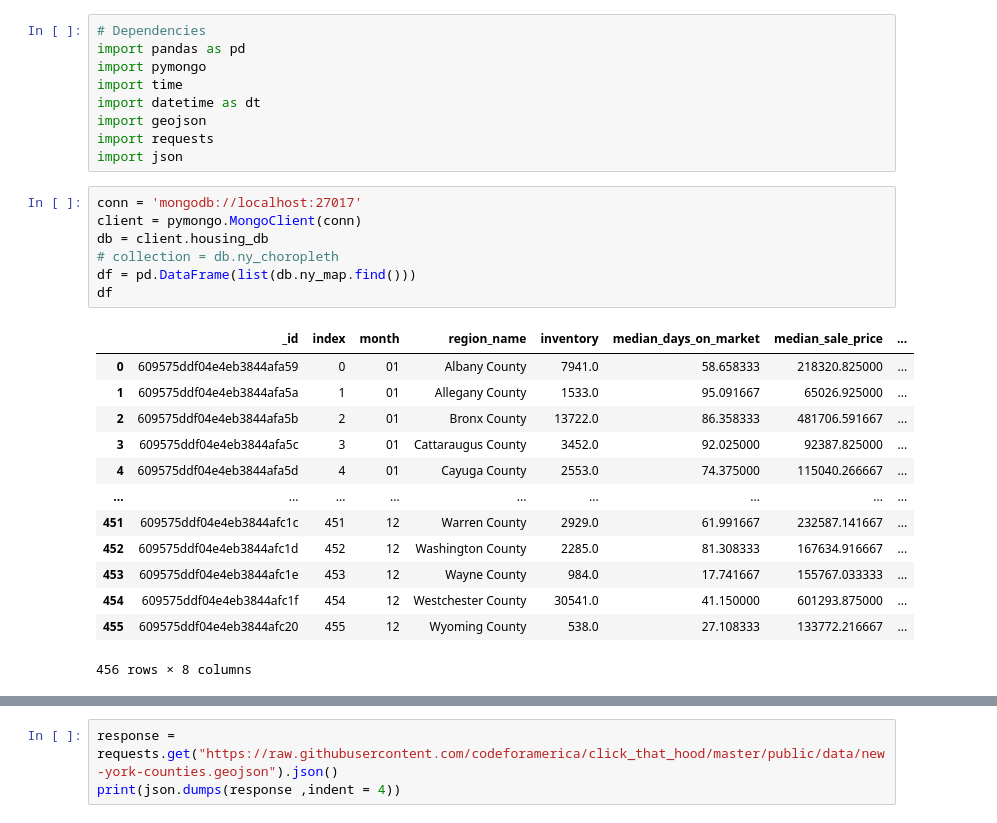
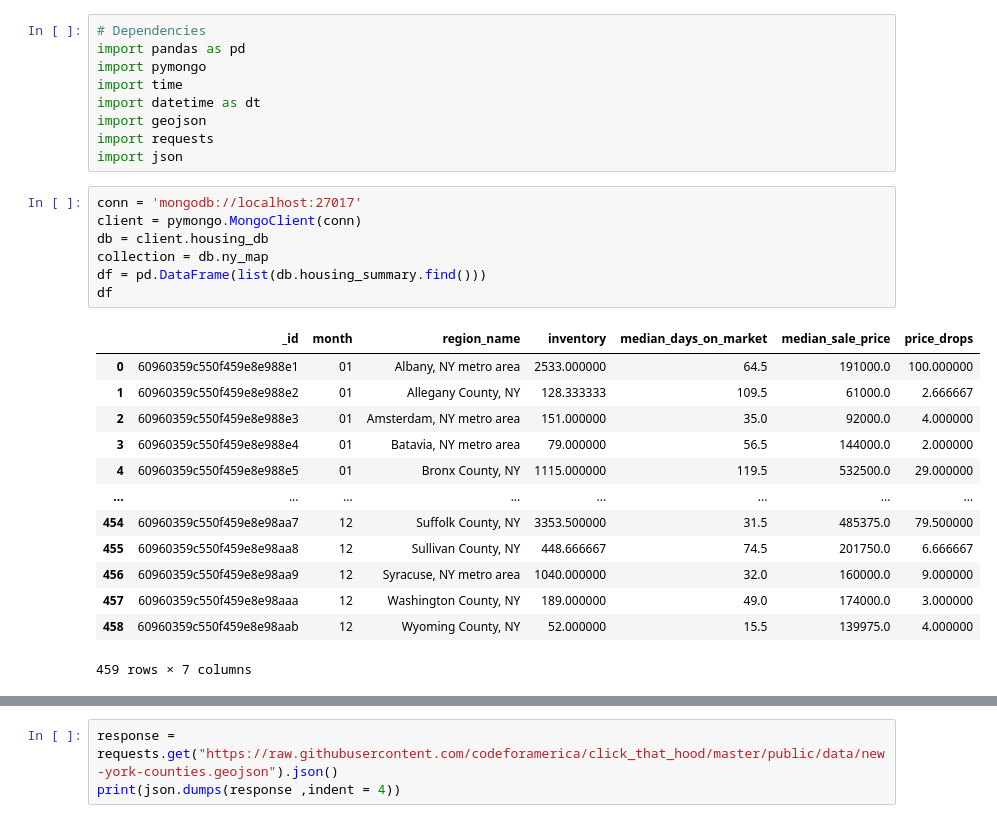
Before and after one commit to DPintacasi/BCproject2, a Jupyter notebook: ETL/ny_choropleth_ETL.ipynb, the cells around one changed output, grey strips where cells are left out. Drawn from its saved outputs; the diff is of its cells as text.

```diff
--- a/ETL/ny_choropleth_ETL.ipynb
+++ b/ETL/ny_choropleth_ETL.ipynb
@@ -10,22 +10,22 @@ import json
 # %%
 conn = 'mongodb://localhost:27017'
 client = pymongo.MongoClient(conn)
 db = client.housing_db
-# collection = db.ny_choropleth
-df = pd.DataFrame(list(db.ny_map.find()))
+collection = db.ny_map
+df = pd.DataFrame(list(db.housing_summary.find()))
 df
 # %% [output]
-|  | _id | index | month | region_name | inventory | median_days_on_market | median_sale_price | ... |
-| 0 | 609575ddf04e4eb3844afa59 | 0 | 01 | Albany County | 7941.0 | 58.658333 | 218320.825000 | ... |
-| 1 | 609575ddf04e4eb3844afa5a | 1 | 01 | Allegany County | 1533.0 | 95.091667 | 65026.925000 | ... |
-| 2 | 609575ddf04e4eb3844afa5b | 2 | 01 | Bronx County | 13722.0 | 86.358333 | 481706.591667 | ... |
-| 3 | 609575ddf04e4eb3844afa5c | 3 | 01 | Cattaraugus County | 3452.0 | 92.025000 | 92387.825000 | ... |
-| 4 | 609575ddf04e4eb3844afa5d | 4 | 01 | Cayuga County | 2553.0 | 74.375000 | 115040.266667 | ... |
-| ... | ... | ... | ... | ... | ... | ... | ... | ... |
-| 451 | 609575ddf04e4eb3844afc1c | 451 | 12 | Warren County | 2929.0 | 61.991667 | 232587.141667 | ... |
-| 452 | 609575ddf04e4eb3844afc1d | 452 | 12 | Washington County | 2285.0 | 81.308333 | 167634.916667 | ... |
-| 453 | 609575ddf04e4eb3844afc1e | 453 | 12 | Wayne County | 984.0 | 17.741667 | 155767.033333 | ... |
-| 454 | 609575ddf04e4eb3844afc1f | 454 | 12 | Westchester County | 30541.0 | 41.150000 | 601293.875000 | ... |
-| 455 | 609575ddf04e4eb3844afc20 | 455 | 12 | Wyoming County | 538.0 | 27.108333 | 133772.216667 | ... |
+|  | _id | month | region_name | inventory | median_days_on_market | median_sale_price | price_drops |
+| 0 | 60960359c550f459e8e988e1 | 01 | Albany, NY metro area | 2533.000000 | 64.5 | 191000.0 | 100.000000 |
+| 1 | 60960359c550f459e8e988e2 | 01 | Allegany County, NY | 128.333333 | 109.5 | 61000.0 | 2.666667 |
+| 2 | 60960359c550f459e8e988e3 | 01 | Amsterdam, NY metro area | 151.000000 | 35.0 | 92000.0 | 4.000000 |
+| 3 | 60960359c550f459e8e988e4 | 01 | Batavia, NY metro area | 79.000000 | 56.5 | 144000.0 | 2.000000 |
+| 4 | 60960359c550f459e8e988e5 | 01 | Bronx County, NY | 1115.000000 | 119.5 | 532500.0 | 29.000000 |
+| ... | ... | ... | ... | ... | ... | ... | ... |
+| 454 | 60960359c550f459e8e98aa7 | 12 | Suffolk County, NY | 3353.500000 | 31.5 | 485375.0 | 79.500000 |
+| 455 | 60960359c550f459e8e98aa8 | 12 | Sullivan County, NY | 448.666667 | 74.5 | 201750.0 | 6.666667 |
+| 456 | 60960359c550f459e8e98aa9 | 12 | Syracuse, NY metro area | 1040.000000 | 32.0 | 160000.0 | 9.000000 |
+| 457 | 60960359c550f459e8e98aaa | 12 | Washington County, NY | 189.000000 | 49.0 | 174000.0 | 3.000000 |
+| 458 | 60960359c550f459e8e98aab | 12 | Wyoming County, NY | 52.000000 | 15.5 | 139975.0 | 4.000000 |
-456 rows × 8 columns
+459 rows × 7 columns
 # %%
```
Also changed, not shown: parts of 7 cells of this notebook, 3 other files.
